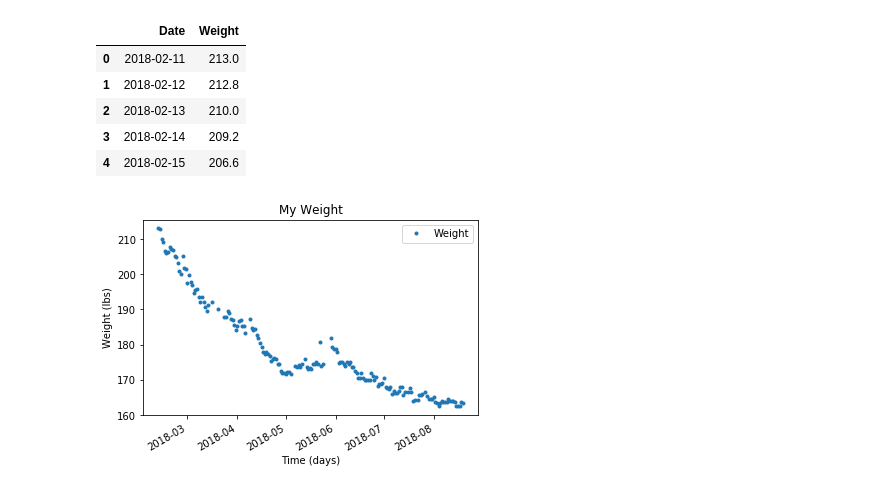
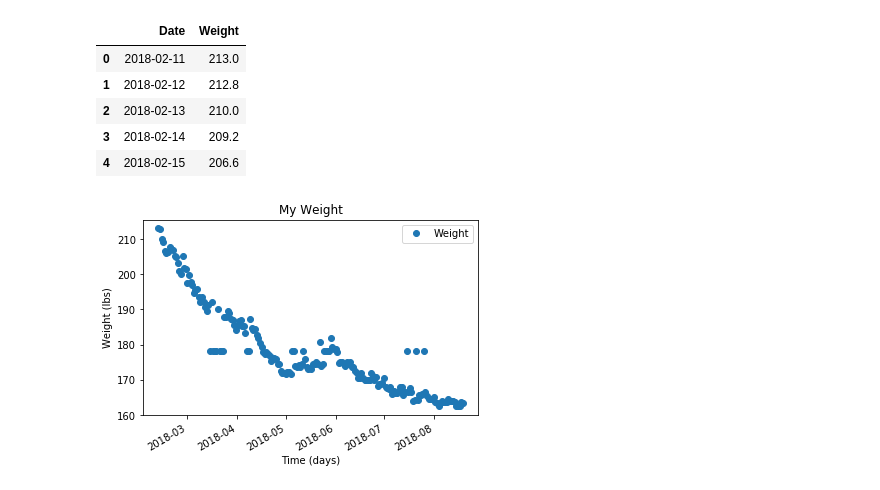
Before and after one commit to jamesijw23/JupyterNotebookworkflow, a Jupyter notebook: Time Series Using Polynomial Functions.ipynb, the cells around one changed output. Saved outputs shown, nothing was run; the diff lists cells and outputs as text; code cells hidden in the pictures.

```diff
--- a/Time Series Using Polynomial Functions.ipynb
+++ b/Time Series Using Polynomial Functions.ipynb
@@ -11,6 +15,11 @@ import time
 %matplotlib inline
 # %%
 weight = pd.read_csv('weight_eman.csv',parse_dates=['Date'])
+
+## Replace NaNs with Mean
+weight['Weight'].fillna((weight['Weight'].mean()), inplace=True)
+
+## View Data
 weight.head()
 # %% [output]
 |  | Date | Weight |
@@ -20,10 +29,10 @@ weight.head()
 | 3 | 2018-02-14 | 209.2 |
 | 4 | 2018-02-15 | 206.6 |
 # %%
-ax = weight.plot(x='Date',y='Weight', style=".",
+ax1 =  weight.plot(x='Date',y='Weight', style="o",
                  title ='My Weight')
-ax.set_xlabel('Time (days)')
-ax.set_ylabel('Weight (lbs)')
+ax1.set_xlabel('Time (days)')
+ax1.set_ylabel('Weight (lbs)')
 savefig('weight.png')
 # %% [output]
-[figure, old version]
+[figure, new version]
```
Also changed, not shown: parts of 13 cells of this notebook.
